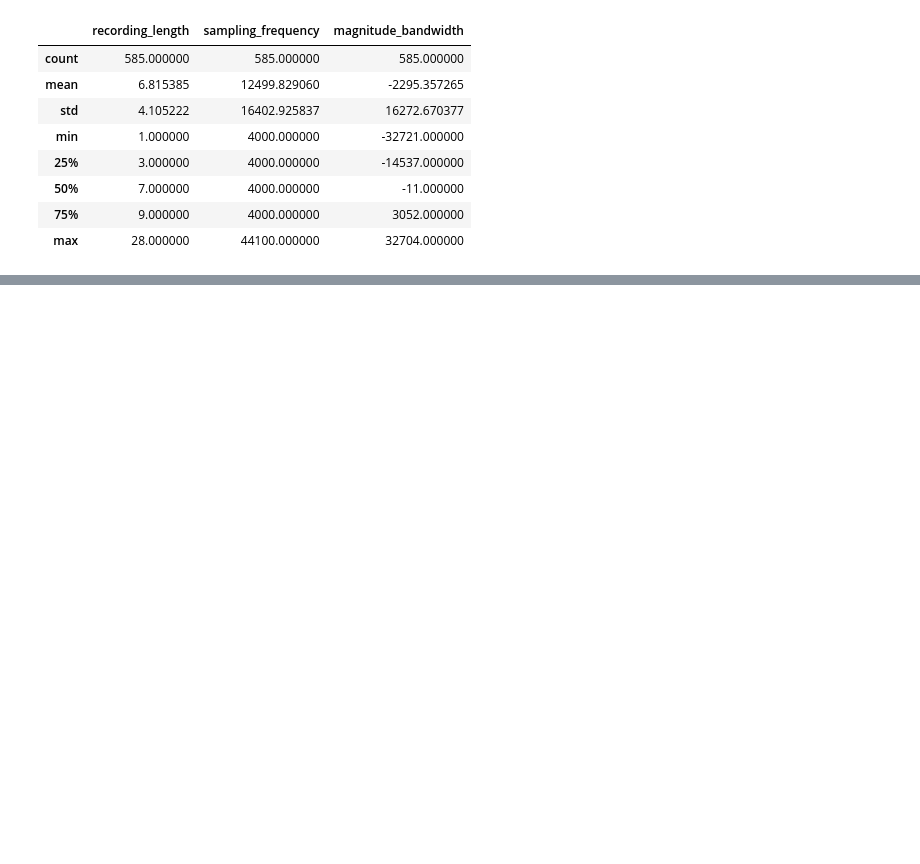
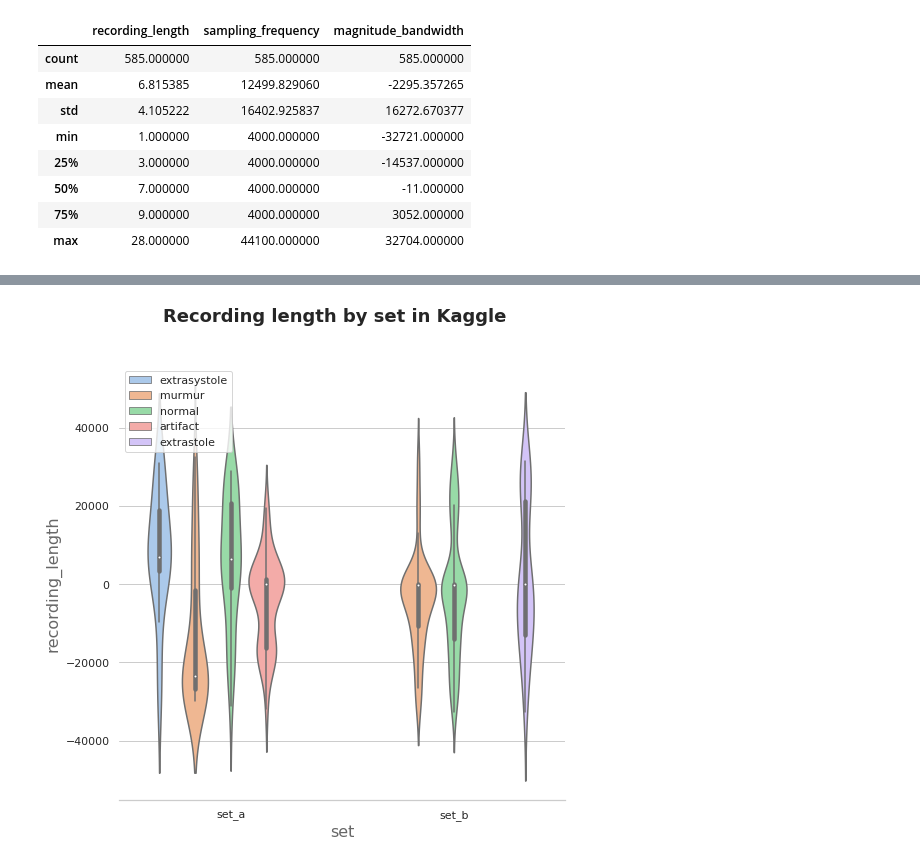
Before and after one commit to jczestochowska/heartbeat_classification, a Jupyter notebook: notebooks/kaggle_dataset_analysis.ipynb, the cells around one changed output, grey strips where cells are left out. Saved outputs shown, nothing was run; the diff lists cells and outputs as text; code cells hidden in the pictures; blank space fills up the shorter version.

```diff
--- a/notebooks/kaggle_dataset_analysis.ipynb
+++ b/notebooks/kaggle_dataset_analysis.ipynb
@@ -47 +48,5 @@ plt.legend(loc='upper left')
+# %%
+plot_violin_plot(title='Recording length by set in Kaggle', data=kaggle_overview, x='set', y='recording_length', hue='label', figsize=8)
+# %% [output]
+[figure, added]
 # %%
```
Also changed, not shown: parts of 18 cells of this notebook, 3 other files.
